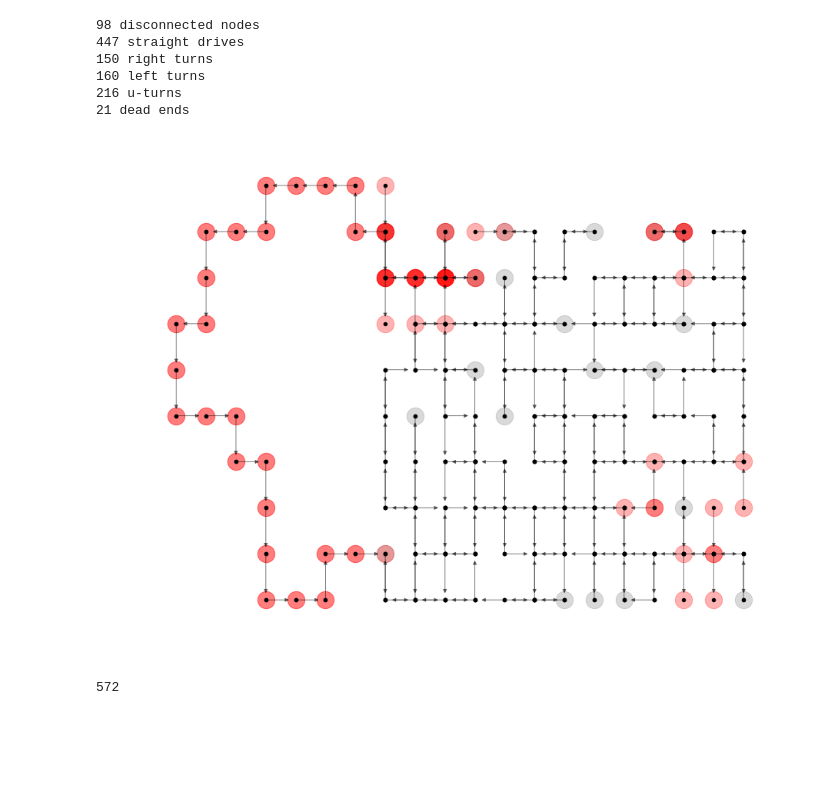
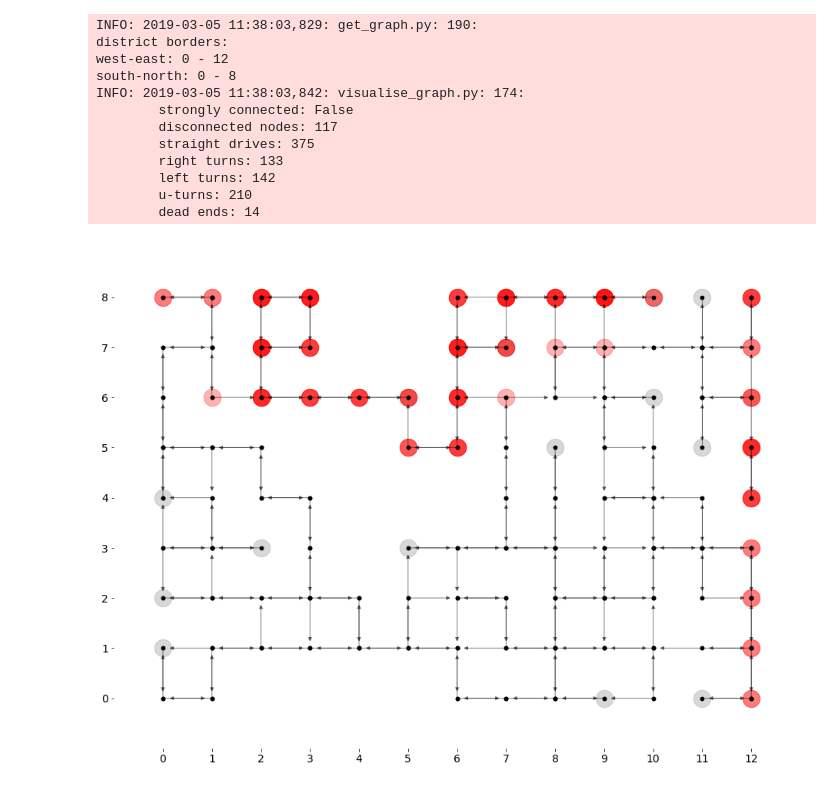
Before and after one commit to nikita-loik/route-inspection, a Jupyter notebook: simulation.ipynb, the cells around one changed output. Cells and saved outputs as stored; diff of their text form; code cells hidden in the pictures; blank space fills up the shorter version.

```diff
--- a/simulation.ipynb
+++ b/simulation.ipynb
@@ -157,14 +59,0 @@ add_connecting_grafts(district_g, city_g)
-# %%
-visualise_manoeuvre_graph(district_g)
-# %% [output]
-98 disconnected nodes
-447 straight drives
-150 right turns
-160 left turns
-216 u-turns
-21 dead ends
-[figure, removed]
-# %%
-print(len(district_g.nodes()))
-# %% [output]
-572
@@ -170,0 +71,17 @@ print(len(district_g.nodes()))
+# %%
+dg = gg.get_random_district_graph(mg)
+vg.visualise_manoeuvre_graph(dg)
+# %% [output]
+INFO: 2019-03-05 11:38:03,829: get_graph.py: 190:
+district borders:
+west-east: 0 - 12
+south-north: 0 - 8
+INFO: 2019-03-05 11:38:03,842: visualise_graph.py: 174:
+        strongly connected: False
+        disconnected nodes: 117
+        straight drives: 375
+        right turns: 133
+        left turns: 142
+        u-turns: 210
+        dead ends: 14
+[figure, added]
```
Also changed, not shown: parts of 38 cells of this notebook, 11 other files.
